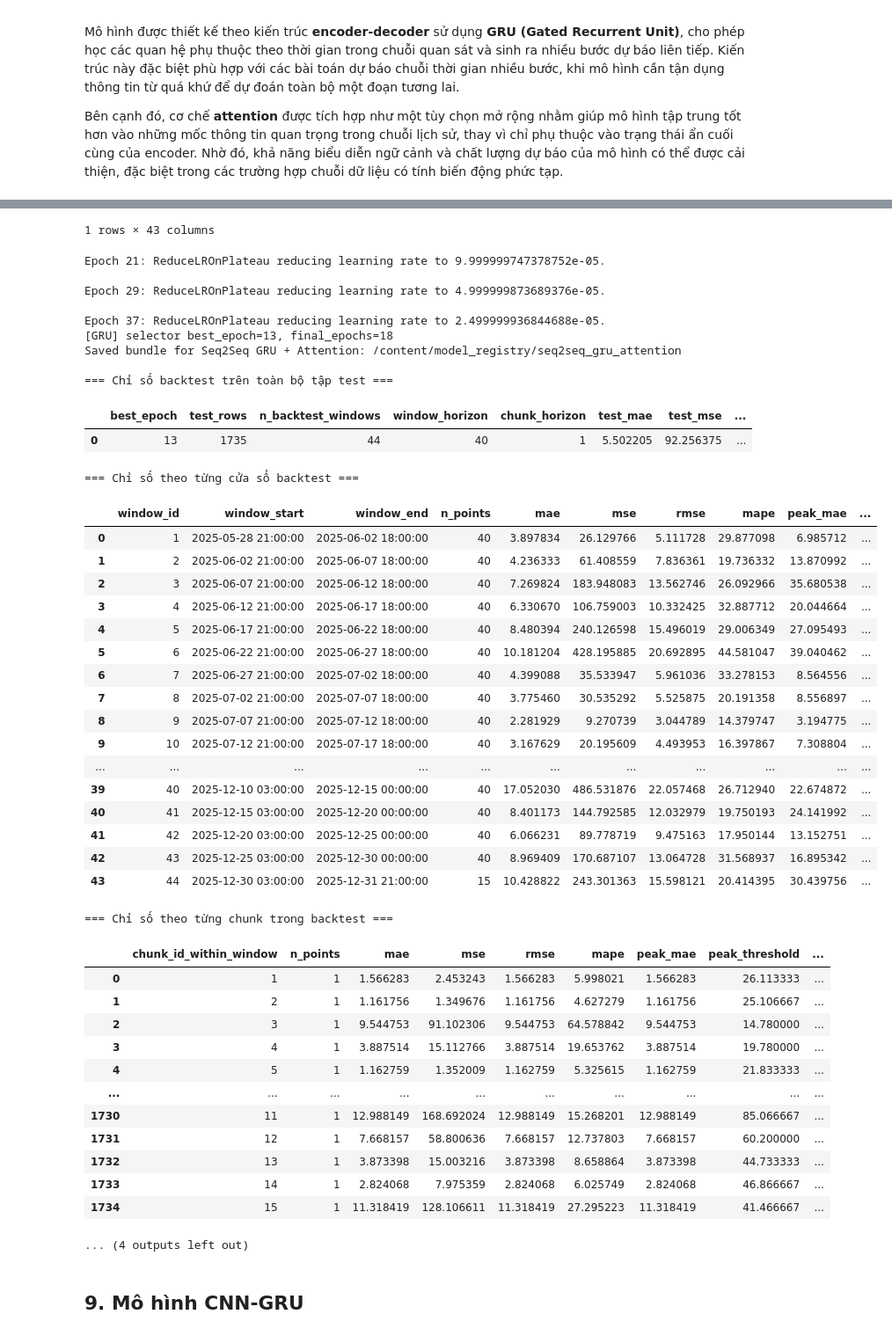
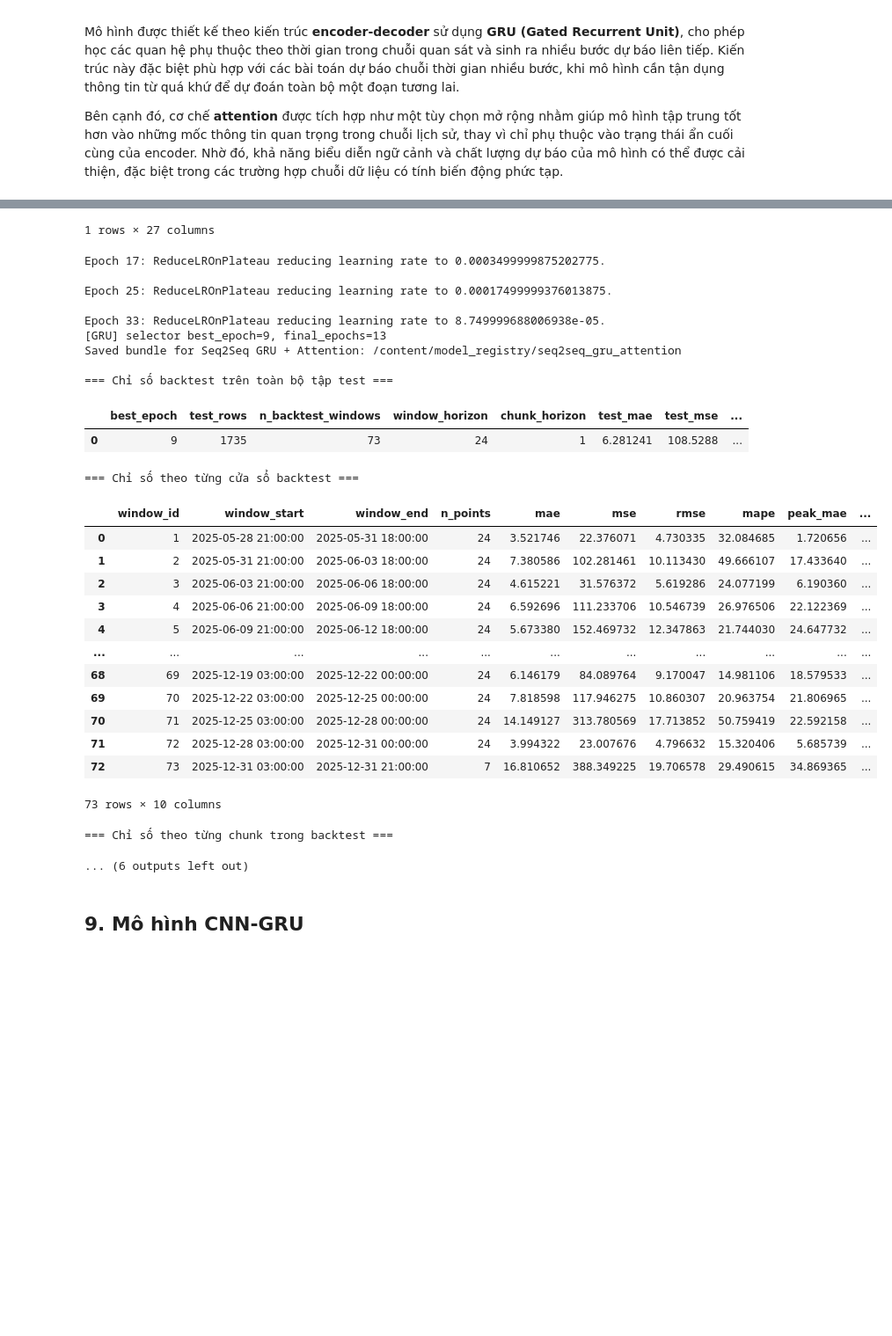
Before and after one commit to HoangHumg1210/hoankiem-air-quality-forecasting, a Jupyter notebook: notebooks/03_model.ipynb, the cells around one changed output, grey strips where cells are left out. Shown at 88% size. Cells and saved outputs as stored; diff of their text form; code cells hidden in the pictures; blank space fills up the shorter version.

```diff
--- a/notebooks/03_model.ipynb
+++ b/notebooks/03_model.ipynb
@@ -452,7 +452,7 @@ Bộ đặc trưng đang dùng: ['PM25_lag_1', 'PM25_lag_8', 'PM25_lag_24', 'PM2
 
 LOOKBACK = 112
 CHUNK_HORIZON = 1
-ROLLOUT_HORIZON = 40
+ROLLOUT_HORIZON = 24
 N_CHUNKS = ROLLOUT_HORIZON // CHUNK_HORIZON
 HORIZON = CHUNK_HORIZON
 EVAL_SIZE = ROLLOUT_HORIZON
@@ -1336,17 +1336,7 @@ def build_gru_model(
         name="time_distributed_output",
     )(x)
 
-        # ===== SỬA Ở ĐÂY =====
-    forecast_delta = tf.keras.layers.Reshape(
-        (horizon,), name="forecast_delta"
-    )(x)
-    decoder_baseline = tf.keras.layers.Reshape(
-        (horizon,), name="decoder_baseline"
-    )(decoder_inputs)
-    outputs = tf.keras.layers.Add(
-        name="forecast_output"
-    )([forecast_delta, decoder_baseline])
-    # =====================)
+    outputs = tf.keras.layers.Reshape((horizon,), name="forecast_output")(x)
 
     model_name = "seq2seq_gru_attention" if use_attention else "seq2seq_gru"
     model = tf.keras.Model(inputs=[encoder_inputs, decoder_inputs], outputs=outputs, name=model_name)
@@ -1401,7 +1392,7 @@ for feature_set_name in [SELECTED_FEATURE_SET, OPTIMISTIC_FEATURE_SET]:
         raise ValueError(f"Thiếu các cột feature cho {feature_set_name}: {missing_feature_cols}")
 
 MODEL_KWARGS = {
-    "gru_units": (256, 128, 64),
+    "gru_units": (128, 64),
     "dense_units": 128,
     "dropout": 0.15,
     "recurrent_dropout": 0.0,
@@ -1885,47 +1876,31 @@ Epoch 51: ReduceLROnPlateau reducing learning rate to 1.249999968422344e-05.
-1 rows × 43 columns
+1 rows × 27 columns
-Epoch 21: ReduceLROnPlateau reducing learning rate to 9.999999747378752e-05.
+Epoch 17: ReduceLROnPlateau reducing learning rate to 0.0003499999875202775.
 
-Epoch 29: ReduceLROnPlateau reducing learning rate to 4.999999873689376e-05.
+Epoch 25: ReduceLROnPlateau reducing learning rate to 0.00017499999376013875.
 
-Epoch 37: ReduceLROnPlateau reducing learning rate to 2.499999936844688e-05.
-[GRU] selector best_epoch=13, final_epochs=18
+Epoch 33: ReduceLROnPlateau reducing learning rate to 8.749999688006938e-05.
+[GRU] selector best_epoch=9, final_epochs=13
 Saved bundle for Seq2Seq GRU + Attention: /content/model_registry/seq2seq_gru_attention
 
 === Chỉ số backtest trên toàn bộ tập test ===
 |  | best_epoch | test_rows | n_backtest_windows | window_horizon | chunk_horizon | test_mae | test_mse | ... |
-| 0 | 13 | 1735 | 44 | 40 | 1 | 5.502205 | 92.256375 | ... |
+| 0 | 9 | 1735 | 73 | 24 | 1 | 6.281241 | 108.5288 | ... |
 === Chỉ số theo từng cửa sổ backtest ===
 |  | window_id | window_start | window_end | n_points | mae | mse | rmse | mape | peak_mae | ... |
-| 0 | 1 | 2025-05-28 21:00:00 | 2025-06-02 18:00:00 | 40 | 3.897834 | 26.129766 | 5.111728 | 29.877098 | 6.985712 | ... |
-| 1 | 2 | 2025-06-02 21:00:00 | 2025-06-07 18:00:00 | 40 | 4.236333 | 61.408559 | 7.836361 | 19.736332 | 13.870992 | ... |
-| 2 | 3 | 2025-06-07 21:00:00 | 2025-06-12 18:00:00 | 40 | 7.269824 | 183.948083 | 13.562746 | 26.092966 | 35.680538 | ... |
-| 3 | 4 | 2025-06-12 21:00:00 | 2025-06-17 18:00:00 | 40 | 6.330670 | 106.759003 | 10.332425 | 32.887712 | 20.044664 | ... |
-| 4 | 5 | 2025-06-17 21:00:00 | 2025-06-22 18:00:00 | 40 | 8.480394 | 240.126598 | 15.496019 | 29.006349 | 27.095493 | ... |
-| 5 | 6 | 2025-06-22 21:00:00 | 2025-06-27 18:00:00 | 40 | 10.181204 | 428.195885 | 20.692895 | 44.581047 | 39.040462 | ... |
-| 6 | 7 | 2025-06-27 21:00:00 | 2025-07-02 18:00:00 | 40 | 4.399088 | 35.533947 | 5.961036 | 33.278153 | 8.564556 | ... |
-| 7 | 8 | 2025-07-02 21:00:00 | 2025-07-07 18:00:00 | 40 | 3.775460 | 30.535292 | 5.525875 | 20.191358 | 8.556897 | ... |
-| 8 | 9 | 2025-07-07 21:00:00 | 2025-07-12 18:00:00 | 40 | 2.281929 | 9.270739 | 3.044789 | 14.379747 | 3.194775 | ... |
-| 9 | 10 | 2025-07-12 21:00:00 | 2025-07-17 18:00:00 | 40 | 3.167629 | 20.195609 | 4.493953 | 16.397867 | 7.308804 | ... |
+| 0 | 1 | 2025-05-28 21:00:00 | 2025-05-31 18:00:00 | 24 | 3.521746 | 22.376071 | 4.730335 | 32.084685 | 1.720656 | ... |
+| 1 | 2 | 2025-05-31 21:00:00 | 2025-06-03 18:00:00 | 24 | 7.380586 | 102.281461 | 10.113430 | 49.666107 | 17.433640 | ... |
+| 2 | 3 | 2025-06-03 21:00:00 | 2025-06-06 18:00:00 | 24 | 4.615221 | 31.576372 | 5.619286 | 24.077199 | 6.190360 | ... |
+| 3 | 4 | 2025-06-06 21:00:00 | 2025-06-09 18:00:00 | 24 | 6.592696 | 111.233706 | 10.546739 | 26.976506 | 22.122369 | ... |
+| 4 | 5 | 2025-06-09 21:00:00 | 2025-06-12 18:00:00 | 24 | 5.673380 | 152.469732 | 12.347863 | 21.744030 | 24.647732 | ... |
 | ... | ... | ... | ... | ... | ... | ... | ... | ... | ... | ... |
-| 39 | 40 | 2025-12-10 03:00:00 | 2025-12-15 00:00:00 | 40 | 17.052030 | 486.531876 | 22.057468 | 26.712940 | 22.674872 | ... |
-| 40 | 41 | 2025-12-15 03:00:00 | 2025-12-20 00:00:00 | 40 | 8.401173 | 144.792585 | 12.032979 | 19.750193 | 24.141992 | ... |
-| 41 | 42 | 2025-12-20 03:00:00 | 2025-12-25 00:00:00 | 40 | 6.066231 | 89.778719 | 9.475163 | 17.950144 | 13.152751 | ... |
-| 42 | 43 | 2025-12-25 03:00:00 | 2025-12-30 00:00:00 | 40 | 8.969409 | 170.687107 | 13.064728 | 31.568937 | 16.895342 | ... |
-| 43 | 44 | 2025-12-30 03:00:00 | 2025-12-31 21:00:00 | 15 | 10.428822 | 243.301363 | 15.598121 | 20.414395 | 30.439756 | ... |
+| 68 | 69 | 2025-12-19 03:00:00 | 2025-12-22 00:00:00 | 24 | 6.146179 | 84.089764 | 9.170047 | 14.981106 | 18.579533 | ... |
+| 69 | 70 | 2025-12-22 03:00:00 | 2025-12-25 00:00:00 | 24 | 7.818598 | 117.946275 | 10.860307 | 20.963754 | 21.806965 | ... |
+| 70 | 71 | 2025-12-25 03:00:00 | 2025-12-28 00:00:00 | 24 | 14.149127 | 313.780569 | 17.713852 | 50.759419 | 22.592158 | ... |
+| 71 | 72 | 2025-12-28 03:00:00 | 2025-12-31 00:00:00 | 24 | 3.994322 | 23.007676 | 4.796632 | 15.320406 | 5.685739 | ... |
+| 72 | 73 | 2025-12-31 03:00:00 | 2025-12-31 21:00:00 | 7 | 16.810652 | 388.349225 | 19.706578 | 29.490615 | 34.869365 | ... |
-=== Chỉ số theo từng chunk trong backtest ===
+73 rows × 10 columns
-|  | chunk_id_within_window | n_points | mae | mse | rmse | mape | peak_mae | peak_threshold | ... |
-| 0 | 1 | 1 | 1.566283 | 2.453243 | 1.566283 | 5.998021 | 1.566283 | 26.113333 | ... |
-| 1 | 2 | 1 | 1.161756 | 1.349676 | 1.161756 | 4.627279 | 1.161756 | 25.106667 | ... |
-| 2 | 3 | 1 | 9.544753 | 91.102306 | 9.544753 | 64.578842 | 9.544753 | 14.780000 | ... |
-| 3 | 4 | 1 | 3.887514 | 15.112766 | 3.887514 | 19.653762 | 3.887514 | 19.780000 | ... |
-| 4 | 5 | 1 | 1.162759 | 1.352009 | 1.162759 | 5.325615 | 1.162759 | 21.833333 | ... |
-| ... | ... | ... | ... | ... | ... | ... | ... | ... | ... |
-| 1730 | 11 | 1 | 12.988149 | 168.692024 | 12.988149 | 15.268201 | 12.988149 | 85.066667 | ... |
-| 1731 | 12 | 1 | 7.668157 | 58.800636 | 7.668157 | 12.737803 | 7.668157 | 60.200000 | ... |
-| 1732 | 13 | 1 | 3.873398 | 15.003216 | 3.873398 | 8.658864 | 3.873398 | 44.733333 | ... |
-| 1733 | 14 | 1 | 2.824068 | 7.975359 | 2.824068 | 6.025749 | 2.824068 | 46.866667 | ... |
-| 1734 | 15 | 1 | 11.318419 | 128.106611 | 11.318419 | 27.295223 | 11.318419 | 41.466667 | ... |
-... (4 outputs left out)
+=== Chỉ số theo từng chunk trong backtest ===
+... (6 outputs left out)
 # %% [markdown]
 ## 9. Mô hình CNN-GRU
 # %%
```
Also changed, not shown: parts of 15 cells of this notebook, 25 other files.
